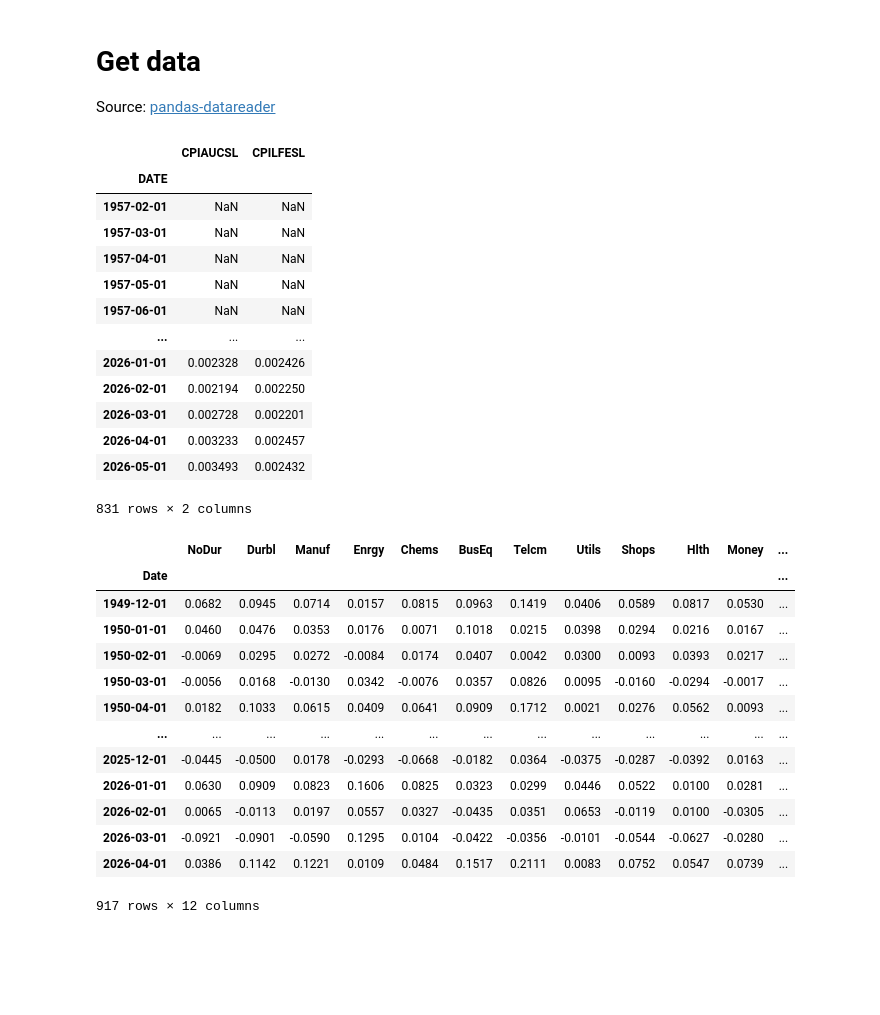
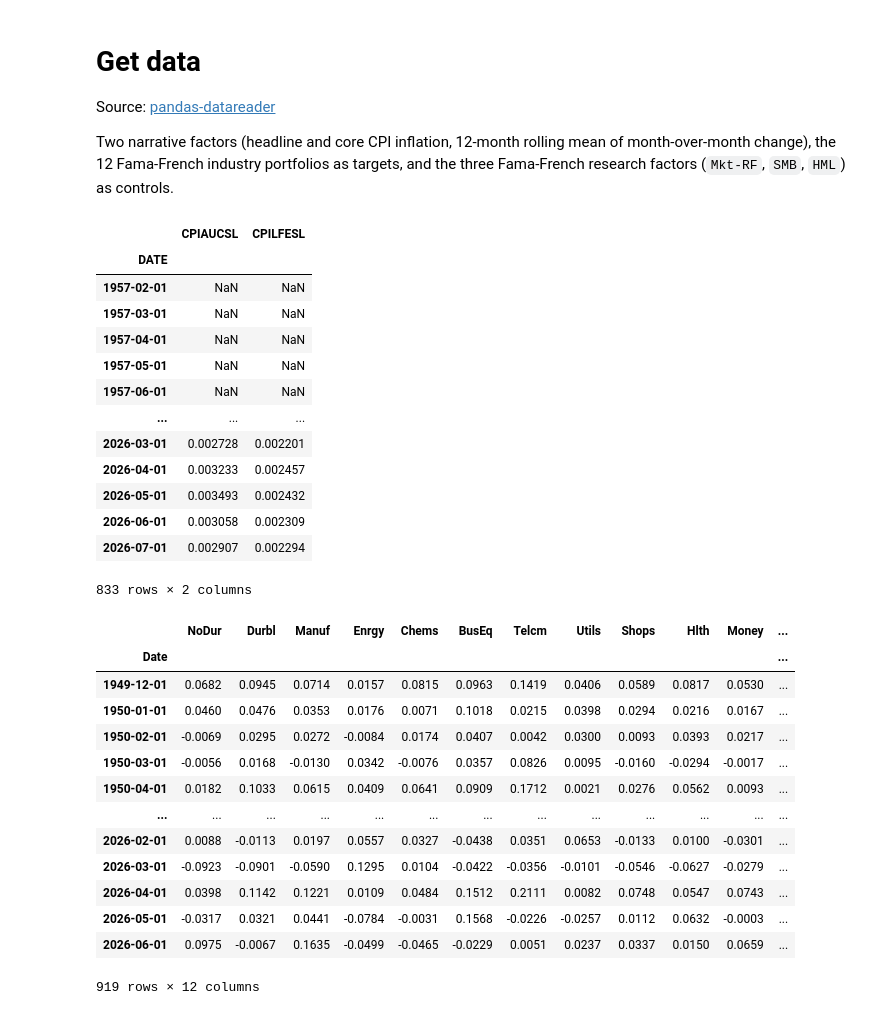
Before and after one commit to GabinTB/rOLS, a Jupyter notebook: examples/fama_french_factors.ipynb, the cells around one changed output. Drawn from its saved outputs; the diff is of its cells as text; code cells hidden in the pictures; blank space fills up the shorter version.

```diff
--- a/examples/fama_french_factors.ipynb
+++ b/examples/fama_french_factors.ipynb
@@ -12,8 +13,12 @@ start = "12-1-1949"
 # Get data
 
 Source: [pandas-datareader](https://pandas-datareader.readthedocs.io/en/latest/remote_data.html#fred)
+
+Two narrative factors (headline and core CPI inflation, 12-month rolling mean of
+month-over-month change), the 12 Fama-French industry portfolios as targets, and
+the three Fama-French research factors (`Mkt-RF`, `SMB`, `HML`) as controls.
 # %%
-factor_df = web.DataReader(['CPIAUCSL', 'CPILFESL'], 'fred', start=start, )
+factor_df = web.DataReader(['CPIAUCSL', 'CPILFESL'], 'fred', start=start)
 factors = factor_df.columns.tolist()
 factor_df = factor_df.dropna().pct_change().dropna().rolling(window=12).mean()
 factor_df
@@ -26,30 +31,30 @@ factor_df
 | 1957-05-01 | NaN | NaN |
 | 1957-06-01 | NaN | NaN |
 | ... | ... | ... |
-| 2026-01-01 | 0.002328 | 0.002426 |
-| 2026-02-01 | 0.002194 | 0.002250 |
 | 2026-03-01 | 0.002728 | 0.002201 |
 | 2026-04-01 | 0.003233 | 0.002457 |
 | 2026-05-01 | 0.003493 | 0.002432 |
+| 2026-06-01 | 0.003058 | 0.002309 |
+| 2026-07-01 | 0.002907 | 0.002294 |
-831 rows × 2 columns
+833 rows × 2 columns
 # %%
-asset_df = web.DataReader('12_Industry_Portfolios', 'famafrench', start=start, )[1].div(100.0)
+asset_df = web.DataReader('12_Industry_Portfolios', 'famafrench', start=start)[1].div(100.0)
 asset_df.index = asset_df.index.to_timestamp()
 assets = asset_df.columns.tolist()
 asset_df
 # %% [output]
 |  | NoDur | Durbl | Manuf | Enrgy | Chems | BusEq | Telcm | Utils | Shops | Hlth | Money | ... |
 | Date |  |  |  |  |  |  |  |  |  |  |  | ... |
 | 1949-12-01 | 0.0682 | 0.0945 | 0.0714 | 0.0157 | 0.0815 | 0.0963 | 0.1419 | 0.0406 | 0.0589 | 0.0817 | 0.0530 | ... |
 | 1950-01-01 | 0.0460 | 0.0476 | 0.0353 | 0.0176 | 0.0071 | 0.1018 | 0.0215 | 0.0398 | 0.0294 | 0.0216 | 0.0167 | ... |
 | 1950-02-01 | -0.0069 | 0.0295 | 0.0272 | -0.0084 | 0.0174 | 0.0407 | 0.0042 | 0.0300 | 0.0093 | 0.0393 | 0.0217 | ... |
 | 1950-03-01 | -0.0056 | 0.0168 | -0.0130 | 0.0342 | -0.0076 | 0.0357 | 0.0826 | 0.0095 | -0.0160 | -0.0294 | -0.0017 | ... |
 | 1950-04-01 | 0.0182 | 0.1033 | 0.0615 | 0.0409 | 0.0641 | 0.0909 | 0.1712 | 0.0021 | 0.0276 | 0.0562 | 0.0093 | ... |
 | ... | ... | ... | ... | ... | ... | ... | ... | ... | ... | ... | ... | ... |
-| 2025-12-01 | -0.0445 | -0.0500 | 0.0178 | -0.0293 | -0.0668 | -0.0182 | 0.0364 | -0.0375 | -0.0287 | -0.0392 | 0.0163 | ... |
-| 2026-01-01 | 0.0630 | 0.0909 | 0.0823 | 0.1606 | 0.0825 | 0.0323 | 0.0299 | 0.0446 | 0.0522 | 0.0100 | 0.0281 | ... |
-| 2026-02-01 | 0.0065 | -0.0113 | 0.0197 | 0.0557 | 0.0327 | -0.0435 | 0.0351 | 0.0653 | -0.0119 | 0.0100 | -0.0305 | ... |
-| 2026-03-01 | -0.0921 | -0.0901 | -0.0590 | 0.1295 | 0.0104 | -0.0422 | -0.0356 | -0.0101 | -0.0544 | -0.0627 | -0.0280 | ... |
-| 2026-04-01 | 0.0386 | 0.1142 | 0.1221 | 0.0109 | 0.0484 | 0.1517 | 0.2111 | 0.0083 | 0.0752 | 0.0547 | 0.0739 | ... |
+| 2026-02-01 | 0.0088 | -0.0113 | 0.0197 | 0.0557 | 0.0327 | -0.0438 | 0.0351 | 0.0653 | -0.0133 | 0.0100 | -0.0301 | ... |
+| 2026-03-01 | -0.0923 | -0.0901 | -0.0590 | 0.1295 | 0.0104 | -0.0422 | -0.0356 | -0.0101 | -0.0546 | -0.0627 | -0.0279 | ... |
+| 2026-04-01 | 0.0398 | 0.1142 | 0.1221 | 0.0109 | 0.0484 | 0.1512 | 0.2111 | 0.0082 | 0.0748 | 0.0547 | 0.0743 | ... |
+| 2026-05-01 | -0.0317 | 0.0321 | 0.0441 | -0.0784 | -0.0031 | 0.1568 | -0.0226 | -0.0257 | 0.0112 | 0.0632 | -0.0003 | ... |
+| 2026-06-01 | 0.0975 | -0.0067 | 0.1635 | -0.0499 | -0.0465 | -0.0229 | 0.0051 | 0.0237 | 0.0337 | 0.0150 | 0.0659 | ... |
-917 rows × 12 columns
+919 rows × 12 columns
 # %%
```
Also changed, not shown: parts of 15 cells of this notebook, 5 other files.
